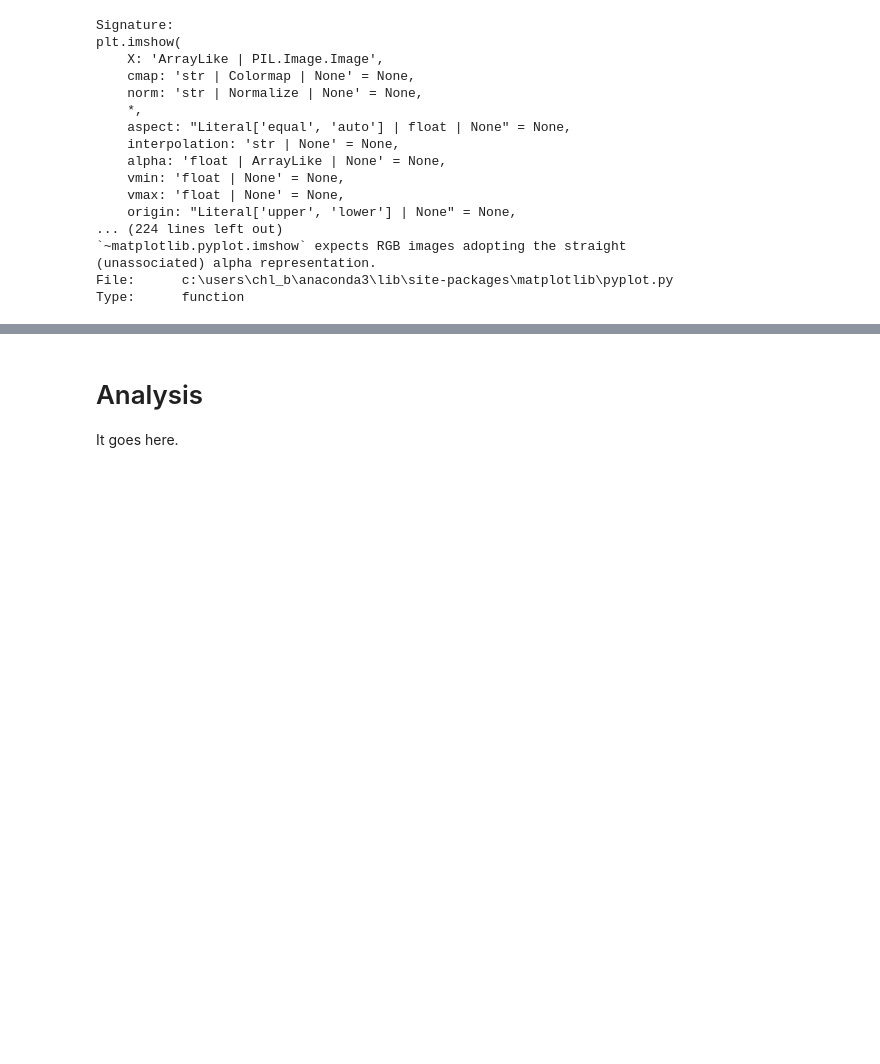
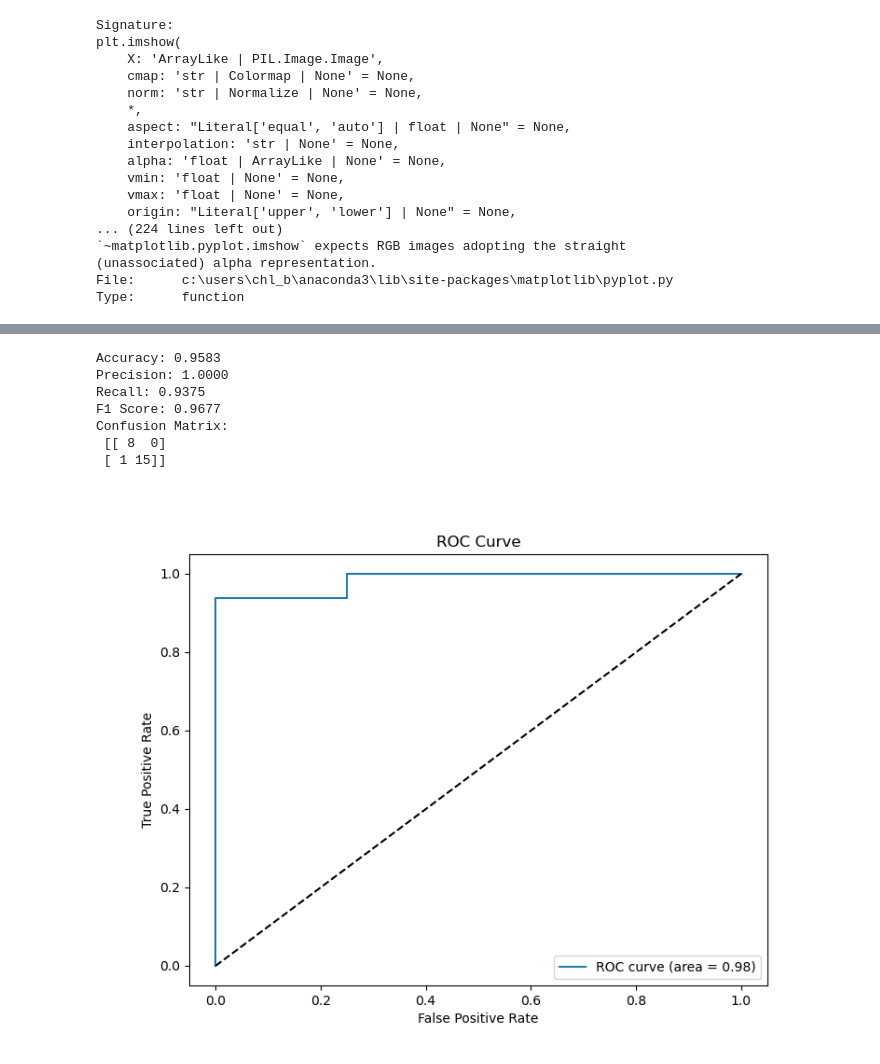
Before and after one commit to BIOS6644/BIOS6644_Spring_2024, a Jupyter notebook: Modules/students/Module_1/notebooks/BIOS6644_CSV_Sugar_Metabolomics_ChristinaBaker.ipynb, the cells around one changed output, grey strips where cells are left out. Cells and saved outputs as stored; diff of their text form; code cells hidden in the pictures; blank space fills up the shorter version.

```diff
--- a/Modules/students/Module_1/notebooks/BIOS6644_CSV_Sugar_Metabolomics_ChristinaBaker.ipynb
+++ b/Modules/students/Module_1/notebooks/BIOS6644_CSV_Sugar_Metabolomics_ChristinaBaker.ipynb
@@ -543,3 +382,22 @@ y_test shape: (28,)
+# %%
+# Convert all columns to numeric, forcing any non-numeric strings to NaN
+# This might introduce NaN values if non-numeric strings are present
+for column in X_train.columns:
+    X_train[column] = pd.to_numeric(X_train[column], errors='coerce')
+    X_test[column] = pd.to_numeric(X_test[column], errors='coerce')
+
+# Now, you might need to handle any newly introduced NaN values
+# One approach is to fill them with the median of the column
+X_train.fillna(X_train.median(), inplace=True)
+X_test.fillna(X_test.median(), inplace=True)
+
+# Try fitting the model again
+clf = RandomForestClassifier(n_estimators=100, max_depth=2, random_state=8675309)
+clf.fit(X_train, y_train)
+
+# And then make predictions
+predictions = clf.predict(X_test)
+reality = y_test  # This is just your y_test set, already suitable for comparison
 # %%
 #Build a model to classify the Label based on the other columns
 
@@ -566,3 +413,52 @@ RandomForestClassifier does not accept missing values encoded as NaN natively. F
-# %% [markdown]
-# Analysis
-It goes here.
+# %%
+# YouDo:
+#  1) Evaluate the "goodness" of the predictions and write a paragraph describing the results as a markdown.
+#
+#######################################  BEGIN STUDENT CODE  #####################################################
+from sklearn.metrics import accuracy_score, precision_score, recall_score, f1_score, confusion_matrix
+from sklearn.metrics import roc_auc_score, roc_curve
+import matplotlib.pyplot as plt
+
+# Compute metrics
+accuracy = accuracy_score(y_test, predictions)
+precision = precision_score(y_test, predictions)
+recall = recall_score(y_test, predictions)
+f1 = f1_score(y_test, predictions)
+
+# Confusion Matrix
+conf_matrix = confusion_matrix(y_test, predictions)
+
+# ROC AUC
+# Note: roc_auc_score and roc_curve require the probability scores of the positive class, which can be obtained using clf.predict_proba()
+y_scores = clf.predict_proba(X_test)[:, 1]  # Assuming the positive class is at index 1
+roc_auc = roc_auc_score(y_test, y_scores)
+fpr, tpr, thresholds = roc_curve(y_test, y_scores)
+
+# Printing the metrics
+print(f"Accuracy: {accuracy:.4f}")
+print(f"Precision: {precision:.4f}")
+print(f"Recall: {recall:.4f}")
+print(f"F1 Score: {f1:.4f}")
+print("Confusion Matrix:\n", conf_matrix)
+
+# Plotting ROC Curve
+plt.figure(figsize=(8, 6))
+plt.plot(fpr, tpr, label=f'ROC curve (area = {roc_auc:.2f})')
+plt.plot([0, 1], [0, 1], 'k--')  # Random guess line
+plt.xlabel('False Positive Rate')
+plt.ylabel('True Positive Rate')
+plt.title('ROC Curve')
+plt.legend(loc="lower right")
+plt.show()
+
+
+#######################################   END STUDENT CODE   #####################################################
+# %% [output]
+Accuracy: 0.9583
+Precision: 1.0000
+Recall: 0.9375
+F1 Score: 0.9677
+Confusion Matrix:
+ [[ 8  0]
+ [ 1 15]]
+[figure, added]
```
Also changed, not shown: parts of 17 cells of this notebook, 2 other files.
